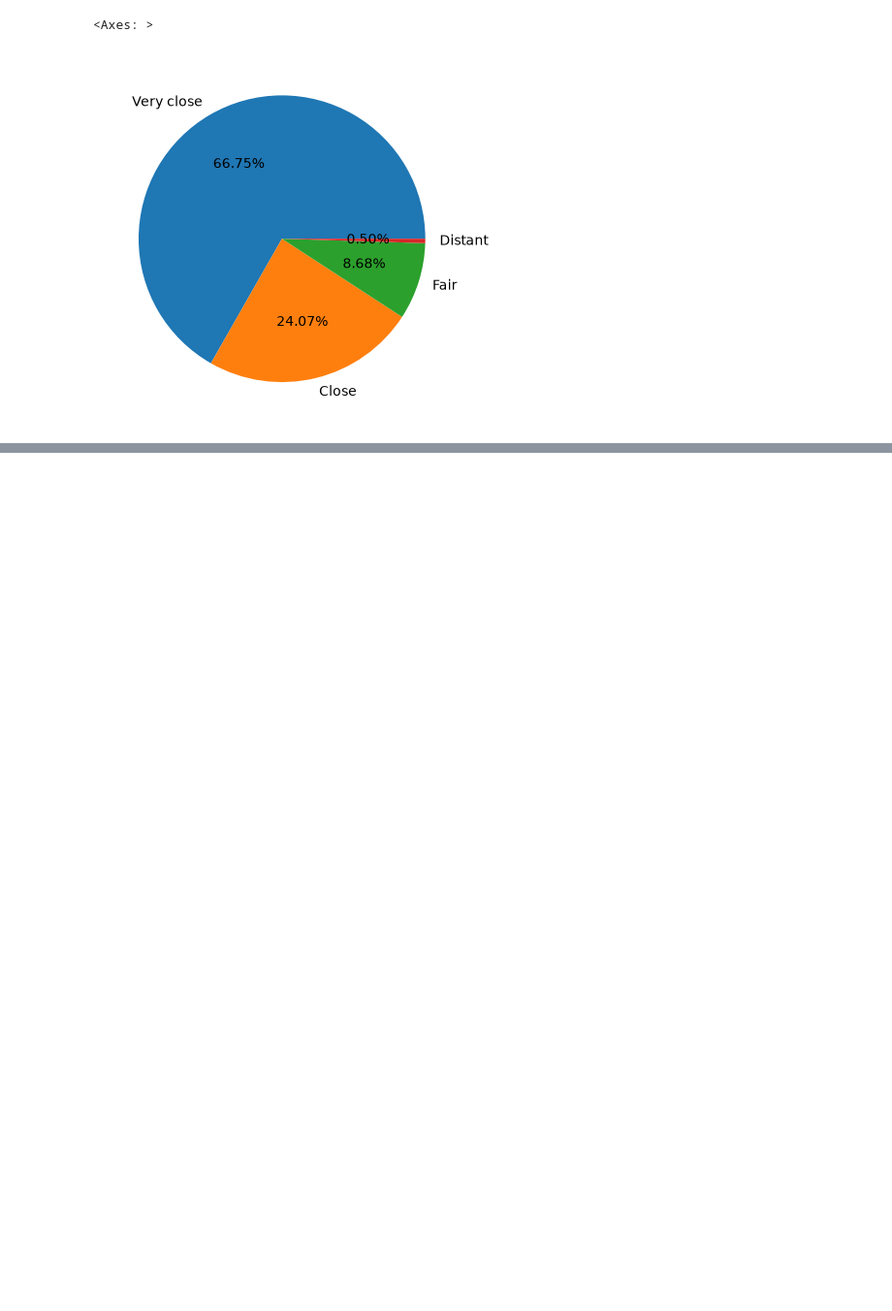
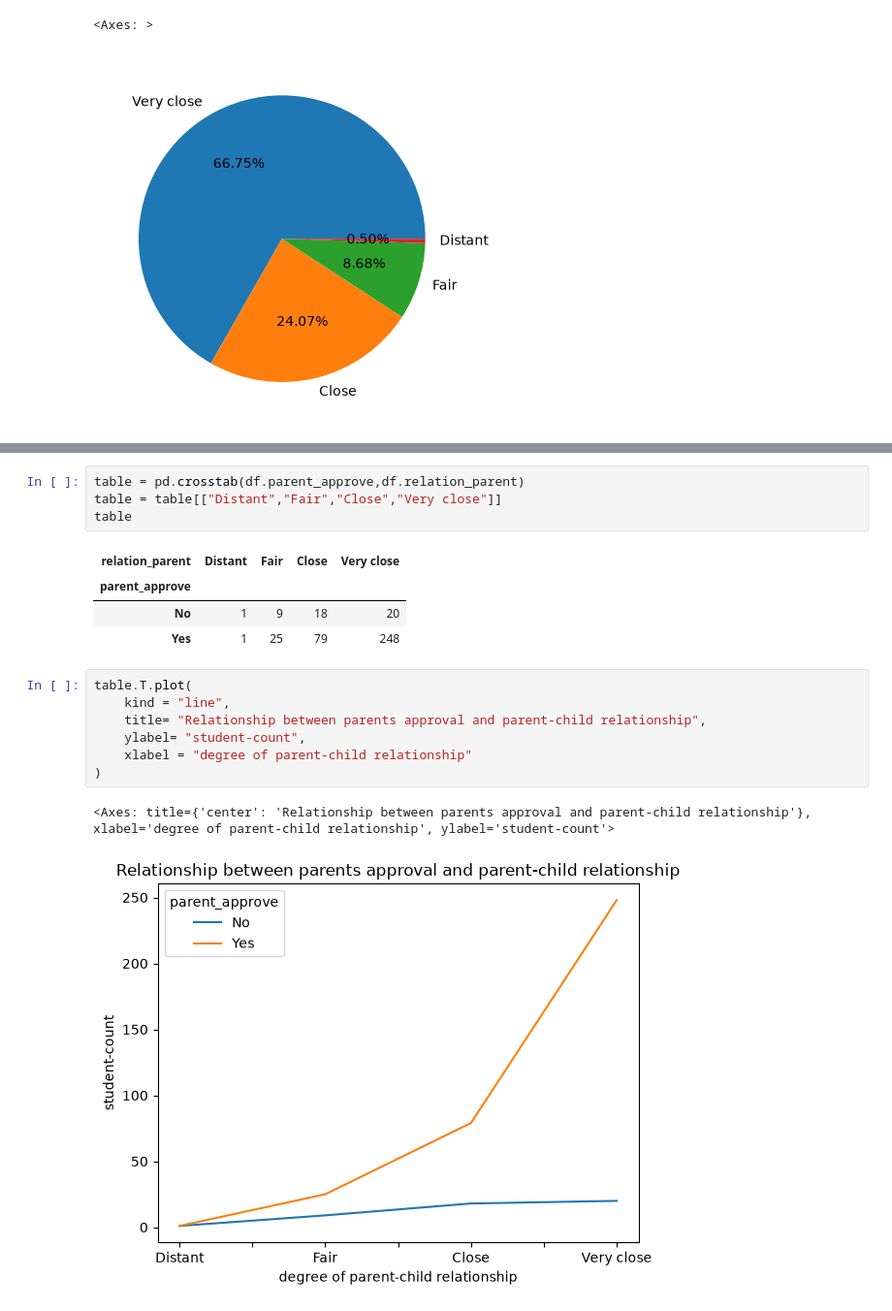
Before and after one commit to DipeshGhimire33/Data-Science-and-Machine-learning, a Jupyter notebook: Miniprojects/Student_performance/Student_performance.ipynb, the cells around one changed output, grey strips where cells are left out. Shown at 97% size. Saved outputs shown, nothing was run; the diff lists cells and outputs as text; blank space fills up the shorter version.

```diff
--- a/Miniprojects/Student_performance/Student_performance.ipynb
+++ b/Miniprojects/Student_performance/Student_performance.ipynb
@@ -294,0 +258,19 @@ df.head()
+# %%
+table = pd.crosstab(df.parent_approve,df.relation_parent)
+table = table[["Distant","Fair","Close","Very close"]]
+table
+# %% [output]
+| relation_parent | Distant | Fair | Close | Very close |
+| parent_approve |  |  |  |  |
+| No | 1 | 9 | 18 | 20 |
+| Yes | 1 | 25 | 79 | 248 |
+# %%
+table.T.plot(
+    kind = "line",
+    title= "Relationship between parents approval and parent-child relationship",
+    ylabel= "student-count",
+    xlabel = "degree of parent-child relationship"
+)
+# %% [output]
+<Axes: title={'center': 'Relationship between parents approval and parent-child relationship'}, xlabel='degree of parent-child relationship', ylabel='student-count'>
+[figure, added]
```
Also changed, not shown: parts of 30 cells of this notebook.
